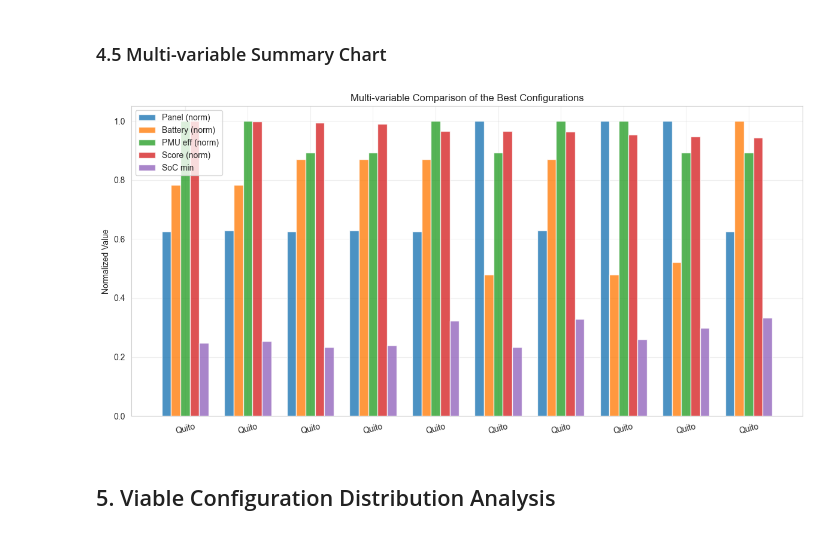
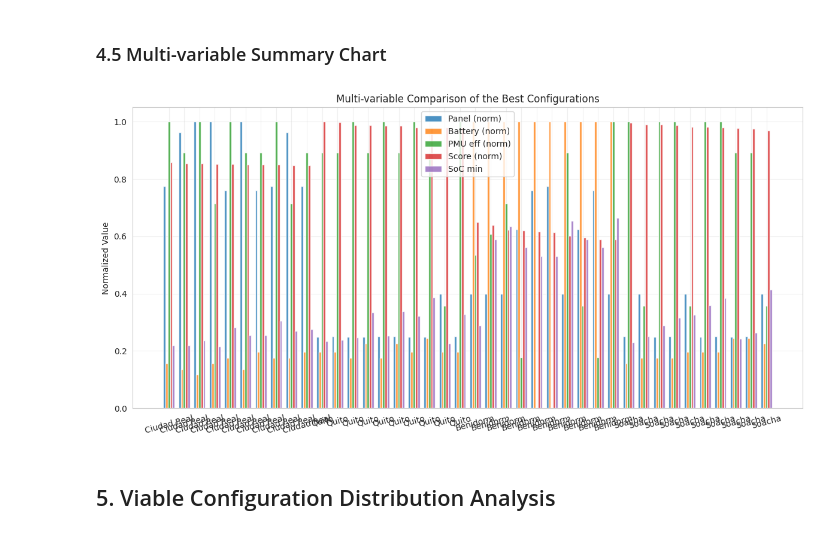
Before and after one commit to UCLM-ARCO/oasis-ehs, a Jupyter notebook: compare-quito-vs-cr.ipynb, the cells around one changed output. Cells and saved outputs as stored; diff of their text form; code cells hidden in the pictures.

```diff
--- a/compare-quito-vs-cr.ipynb
+++ b/compare-quito-vs-cr.ipynb
@@ -86,15 +92,17 @@ for location, results in all_results.items():
 
     # Filter only viable configurations
     viable = summary[summary['viable'] == True].copy()
+    summary = summary.head(10)
+    summary['location'] = location
+    best_solutions.append(summary)
 
-    if len(viable) == 0:
-        print(f"{location}: no viable configurations found, skipping best-config analysis.")
-        continue
+    # if len(viable) > 0:
+    #     # Get the best configuration (highest score)
+    #     best = viable.loc[viable['score'].idxmax()].copy()
+    #     best['location'] = location
+    #     best_solutions.append(best)
 
-    viable['location'] = location
-    best_solutions.append(viable.head(10))
-
-df_best = pd.concat(best_solutions, ignore_index=True) if best_solutions else pd.DataFrame()
+df_best = pd.concat(best_solutions, ignore_index=True)
 
 # Add min/avg SoC for each best configuration (computed from df_soc)
 if not df_best.empty:
@@ -114,7 +122,5 @@ if not df_best.empty:
     df_best['min_SoC'] = min_socs
     df_best['avg_SoC'] = avg_socs
 
-    display(df_best[['location', 'panel_area_m2', 'C_batt_Ah', 'eta_PMU', 'score', 'soc_full_fraction', 'net_Ah']])
-else:
-    print("No viable configurations found for any location.")
+df_best[['location', 'panel_area_m2', 'C_batt_Ah', 'eta_PMU', 'score', 'soc_full_fraction', 'net_Ah']]
 # %% [output]
@@ -219,39 +226,38 @@ if not df_best.empty:
 # %% [markdown]
 ### 4.5 Multi-variable Summary Chart
 # %%
-if not df_best.empty:
-    # Normalize values to compare in a single plot
-    fig, ax = plt.subplots(figsize=(12, 6))
+# Normalize values to compare in a single plot
+fig, ax = plt.subplots(figsize=(12, 6))
 
-    x = np.arange(len(df_best))
-    width = 0.15
+x = np.arange(len(df_best))
+width = 0.15
 
-    # Normalize values
-    panel_norm = df_best['panel_area_m2'] / df_best['panel_area_m2'].max()
-    battery_norm = df_best['C_batt_Ah'] / df_best['C_batt_Ah'].max()
-    pmu_eta_min = min(config.PMU_ETA_VALUES)
-    pmu_eta_max = max(config.PMU_ETA_VALUES)
-    pmu_norm = (df_best['eta_PMU'] - pmu_eta_min) / (pmu_eta_max - pmu_eta_min)
-    score_norm = df_best['score'] / df_best['score'].max()
-    soc_min_norm = df_best['min_SoC']
+# Normalize values
+panel_norm = df_best['panel_area_m2'] / df_best['panel_area_m2'].max()
+battery_norm = df_best['C_batt_Ah'] / df_best['C_batt_Ah'].max()
+pmu_eta_min = min(config.PMU_ETA_VALUES)
+pmu_eta_max = max(config.PMU_ETA_VALUES)
+pmu_norm = (df_best['eta_PMU'] - pmu_eta_min) / (pmu_eta_max - pmu_eta_min)
+score_norm = df_best['score'] / df_best['score'].max()
+soc_min_norm = df_best['min_SoC']
 
-    ax.bar(x - 2*width, panel_norm, width, label='Panel (norm)', alpha=0.8)
-    ax.bar(x - width, battery_norm, width, label='Battery (norm)', alpha=0.8)
-    ax.bar(x, pmu_norm, width, label='PMU eff (norm)', alpha=0.8)
-    ax.bar(x + width, score_norm, width, label='Score (norm)', alpha=0.8)
-    ax.bar(x + 2*width, soc_min_norm, width, label='SoC min', alpha=0.8)
+ax.bar(x - 2*width, panel_norm, width, label='Panel (norm)', alpha=0.8)
+ax.bar(x - width, battery_norm, width, label='Battery (norm)', alpha=0.8)
+ax.bar(x, pmu_norm, width, label='PMU eff (norm)', alpha=0.8)
+ax.bar(x + width, score_norm, width, label='Score (norm)', alpha=0.8)
+ax.bar(x + 2*width, soc_min_norm, width, label='SoC min', alpha=0.8)
 
-    ax.set_ylabel('Normalized Value')
-    ax.set_title('Multi-variable Comparison of the Best Configurations')
-    ax.set_xticks(x)
-    ax.set_xticklabels(df_best['location'], rotation=15)
-    ax.legend()
-    ax.grid(True, alpha=0.3)
+ax.set_ylabel('Normalized Value')
+ax.set_title('Multi-variable Comparison of the Best Configurations')
+ax.set_xticks(x)
+ax.set_xticklabels(df_best['location'], rotation=15)
+ax.legend()
+ax.grid(True, alpha=0.3)
 
-    plt.tight_layout()
-    plt.show()
+plt.tight_layout()
+plt.show()
 # %% [output]
-[figure, old version]
+[figure, new version]
 # %% [markdown]
 ## 5. Viable Configuration Distribution Analysis
 # %%
```
Also changed, not shown: parts of 13 cells of this notebook.
